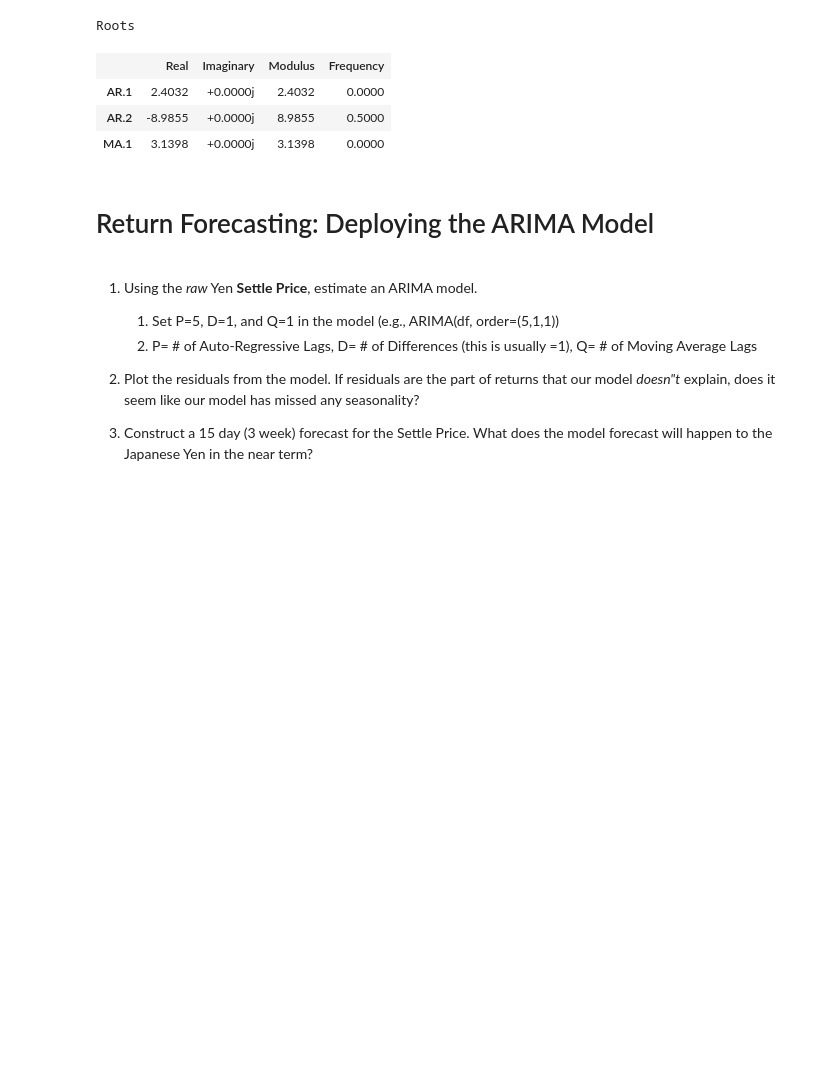
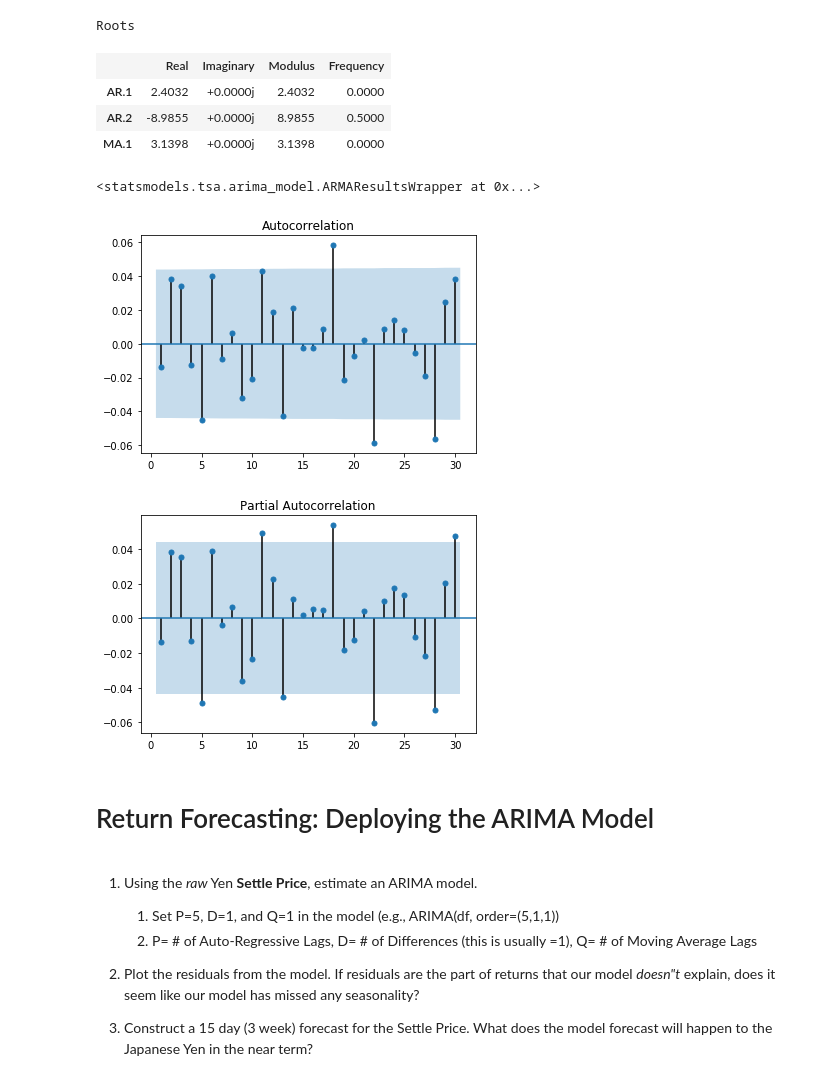
Before and after one commit to Briantaylor97/Homework_10, a Jupyter notebook: Instructions/Starter_Code/BCT_time_series_analysis.ipynb, the cells around one changed output. Saved outputs shown, nothing was run; the diff lists cells and outputs as text; code cells hidden in the pictures; blank space fills up the shorter version.

```diff
--- a/Instructions/Starter_Code/BCT_time_series_analysis.ipynb
+++ b/Instructions/Starter_Code/BCT_time_series_analysis.ipynb
@@ -327,14 +327,23 @@ Roots
 | AR.1 | 2.4032 | +0.0000j | 2.4032 | 0.0000 |
 | AR.2 | -8.9855 | +0.0000j | 8.9855 | 0.5000 |
 | MA.1 | 3.1398 | +0.0000j | 3.1398 | 0.0000 |
+# %%
+model_arma
+# %% [output]
+<statsmodels.tsa.arima_model.ARMAResultsWrapper at 0x...>
 # %%
 # Plot autocorrelation and partial correlation graphs with an alpha of 0.10 and lags=30.
+from statsmodels.graphics.tsaplots import plot_acf, plot_pacf
 
 # Autocorrelation (For detecting # of MA ("P") Lags)
-# YOUR CODE HERE
-
+plot_acf(df_3.Settle, alpha=.1,lags=30, zero=False)
+plt.show()
 # Partial Autocorrelation (For detecting # of MA ("P") Lags)
-# YOUR CODE HERE
+plot_pacf(df_3.Settle, alpha=.1,lags=30, zero=False)
+plt.show()
+# %% [output]
+[figure, added]
+[figure, added]
 # %%
 autoregressive_count = 17
 moving_average_window = 6
```
Also changed, not shown: parts of 1 cell of this notebook.
